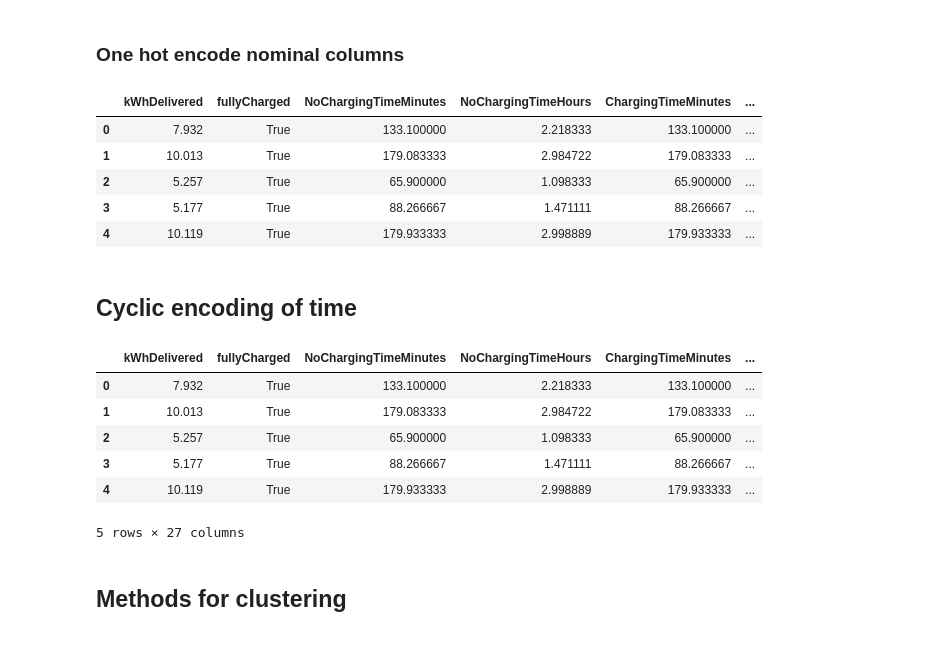
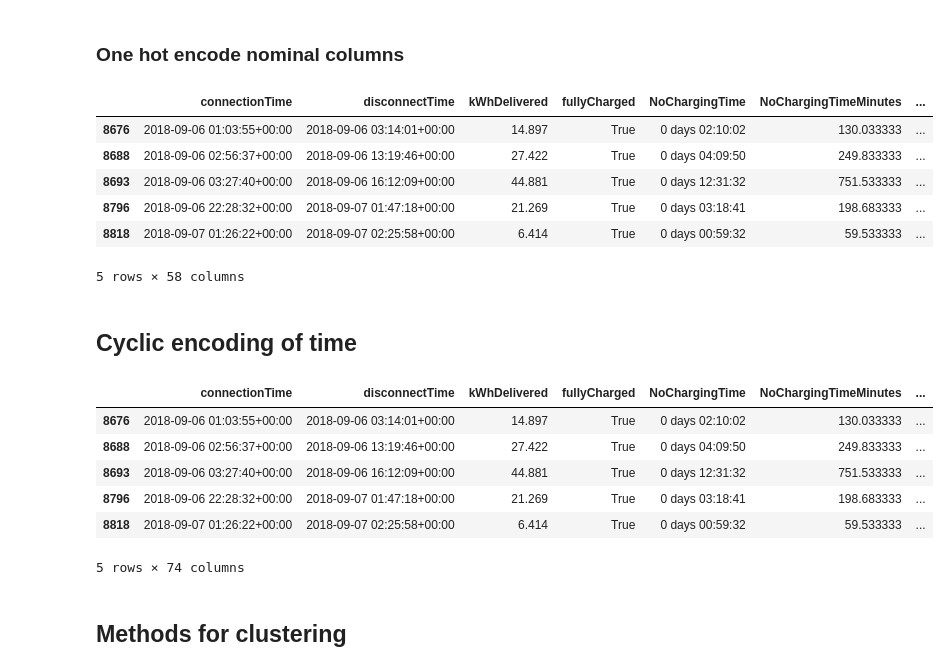
Before and after one commit to S0PEX/AA_Team_9_WS23, a Jupyter notebook: clustering.ipynb, the cells around one changed output. Drawn from its saved outputs; the diff is of its cells as text; code cells hidden in the pictures.

```diff
--- a/clustering.ipynb
+++ b/clustering.ipynb
@@ -7,9 +7,37 @@ charging_data: pd.DataFrame = pd.read_pickle('data/charging_modified.pkl')
 # Drop columns with user_* prefix
 charging_data = charging_data.drop(columns=charging_data.filter(regex='^user_', axis=1).columns)
 
+# Trim dataset to start when siteID 1 was introduced
+introduction_date_site_1 = charging_data[charging_data['siteID'] == 1]['connectionTime'].min()
+display(introduction_date_site_1)
+charging_data = charging_data[charging_data['connectionTime'] >= introduction_date_site_1]
+
+# Concat with weather dataset
+weather_df = pd.read_pickle('data/weather_modified.pkl')
+
+charging_data_copy = charging_data.copy()
+
+# Trim to connectionTime to full hours
+charging_data_copy['connectionTime'] = charging_data_copy['connectionTime'].dt.floor('H')
+weather_df['timestamp'] = weather_df['timestamp'].dt.floor('H')
+
+# Merge with connectionTime in charging_data and timestamp in weather_df
+charging_data_copy = charging_data_copy.merge(weather_df, left_on='connectionTime', right_on='timestamp', how='left')
+
+# Add columns to charging_data
+charging_data['temperature'] = charging_data_copy['temperature']
+charging_data['precipitation'] = charging_data_copy['precipitation']
+charging_data['windspeed'] = charging_data_copy['windspeed']
+charging_data['cloud_cover_description'] = charging_data_copy['cloud_cover_description']
+
+# Encode cloud_cover_description as one hot
+charging_data = pd.get_dummies(charging_data, columns=['cloud_cover_description'])
+charging_data = pd.get_dummies(charging_data, columns=['weekday'])
+
 # Print head
 display(charging_data.head())
 
 # Print row count
+charging_data = charging_data.dropna()
 print(f'Row count: {charging_data.shape[0]}')
 # %% [output]
@@ -104,6 +131,5 @@ charging_data['ConnectionDurationInHours'] = charging_data['ConnectionDurationIn
 
 # Drop the original columns
 full_charging_data = charging_data.copy()
-charging_data = charging_data.drop(columns=['connectionTime', 'disconnectTime', 'month', 'weekday', 'ChargingTime', 'NoChargingTime', 'connectionTimeYear', 'disconnectTimeYear', 'kWhPerMinute'])
 display(charging_data.head())
 # %% [output]
@@ -132,12 +160,13 @@ display(charging_data.head())
 charging_data = pd.get_dummies(charging_data, columns=['siteID'])
 display(charging_data.head())
 # %% [output]
-|  | kWhDelivered | fullyCharged | NoChargingTimeMinutes | NoChargingTimeHours | ChargingTimeMinutes | ... |
-| 0 | 7.932 | True | 133.100000 | 2.218333 | 133.100000 | ... |
-| 1 | 10.013 | True | 179.083333 | 2.984722 | 179.083333 | ... |
-| 2 | 5.257 | True | 65.900000 | 1.098333 | 65.900000 | ... |
-| 3 | 5.177 | True | 88.266667 | 1.471111 | 88.266667 | ... |
-| 4 | 10.119 | True | 179.933333 | 2.998889 | 179.933333 | ... |
+|  | connectionTime | disconnectTime | kWhDelivered | fullyCharged | NoChargingTime | NoChargingTimeMinutes | ... |
+| 8676 | 2018-09-06 01:03:55+00:00 | 2018-09-06 03:14:01+00:00 | 14.897 | True | 0 days 02:10:02 | 130.033333 | ... |
+| 8688 | 2018-09-06 02:56:37+00:00 | 2018-09-06 13:19:46+00:00 | 27.422 | True | 0 days 04:09:50 | 249.833333 | ... |
+| 8693 | 2018-09-06 03:27:40+00:00 | 2018-09-06 16:12:09+00:00 | 44.881 | True | 0 days 12:31:32 | 751.533333 | ... |
+| 8796 | 2018-09-06 22:28:32+00:00 | 2018-09-07 01:47:18+00:00 | 21.269 | True | 0 days 03:18:41 | 198.683333 | ... |
+| 8818 | 2018-09-07 01:26:22+00:00 | 2018-09-07 02:25:58+00:00 | 6.414 | True | 0 days 00:59:32 | 59.533333 | ... |
+5 rows × 58 columns
 # %% [markdown]
 ## Cyclic encoding of time
 # %%
@@ -148,41 +177,41 @@ def encode_cyclical_feature(data: pd.DataFrame, feature: str, period: int):
 
     Parameters:
     - data: DataFrame containing the dataset.
     - feature: Name of the cyclical feature column.
     - period: The period of the cyclical pattern.
     """
     import numpy as np
     from sklearn.preprocessing import StandardScaler
 
     scaled_feature = StandardScaler().fit_transform(data[[feature]])
 
     data[feature + '_sin'] = np.sin(2 * np.pi * scaled_feature / period)
     data[feature + '_cos'] = np.cos(2 * np.pi * scaled_feature / period)
 
 def encode_datetime_to_cyclic(data: pd.DataFrame, feature: str):
     suffixes: list[tuple[str, int]] = [('Month', 12), ('Day', 31), ('Hour', 24), ('Minute', 60)]
     for suffix, period in suffixes:
         # Check if column exists
         column_name = feature + suffix
         if column_name in data.columns:
             encode_cyclical_feature(data, column_name, period)
 
 # Create a copy
 prepared_data = charging_data.copy()
 
 # Encode the time components to cyclic
 encode_datetime_to_cyclic(prepared_data, 'connectionTime')
-encode_datetime_to_cyclic(prepared_data, 'disconnectTimeMonth')
+encode_datetime_to_cyclic(prepared_data, 'disconnectTime')
 
 display(prepared_data.head())
 # %% [output]
-|  | kWhDelivered | fullyCharged | NoChargingTimeMinutes | NoChargingTimeHours | ChargingTimeMinutes | ... |
-| 0 | 7.932 | True | 133.100000 | 2.218333 | 133.100000 | ... |
-| 1 | 10.013 | True | 179.083333 | 2.984722 | 179.083333 | ... |
-| 2 | 5.257 | True | 65.900000 | 1.098333 | 65.900000 | ... |
-| 3 | 5.177 | True | 88.266667 | 1.471111 | 88.266667 | ... |
-| 4 | 10.119 | True | 179.933333 | 2.998889 | 179.933333 | ... |
+|  | connectionTime | disconnectTime | kWhDelivered | fullyCharged | NoChargingTime | NoChargingTimeMinutes | ... |
+| 8676 | 2018-09-06 01:03:55+00:00 | 2018-09-06 03:14:01+00:00 | 14.897 | True | 0 days 02:10:02 | 130.033333 | ... |
+| 8688 | 2018-09-06 02:56:37+00:00 | 2018-09-06 13:19:46+00:00 | 27.422 | True | 0 days 04:09:50 | 249.833333 | ... |
+| 8693 | 2018-09-06 03:27:40+00:00 | 2018-09-06 16:12:09+00:00 | 44.881 | True | 0 days 12:31:32 | 751.533333 | ... |
+| 8796 | 2018-09-06 22:28:32+00:00 | 2018-09-07 01:47:18+00:00 | 21.269 | True | 0 days 03:18:41 | 198.683333 | ... |
+| 8818 | 2018-09-07 01:26:22+00:00 | 2018-09-07 02:25:58+00:00 | 6.414 | True | 0 days 00:59:32 | 59.533333 | ... |
-5 rows × 27 columns
+5 rows × 74 columns
 # %% [markdown]
 ## Methods for clustering
 # %%
```
Also changed, not shown: parts of 11 cells of this notebook, 4 other files.
